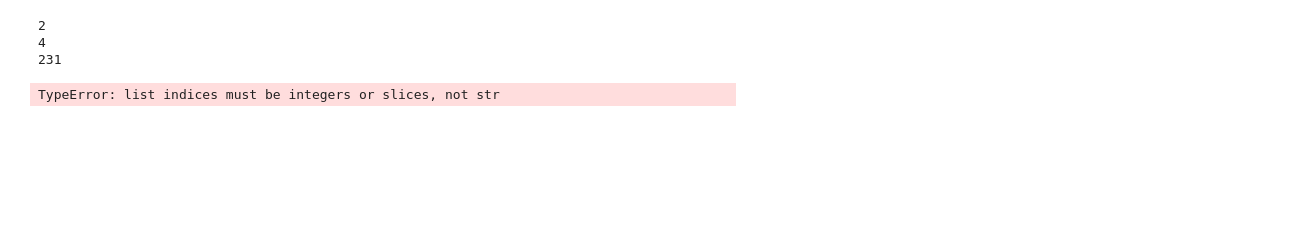
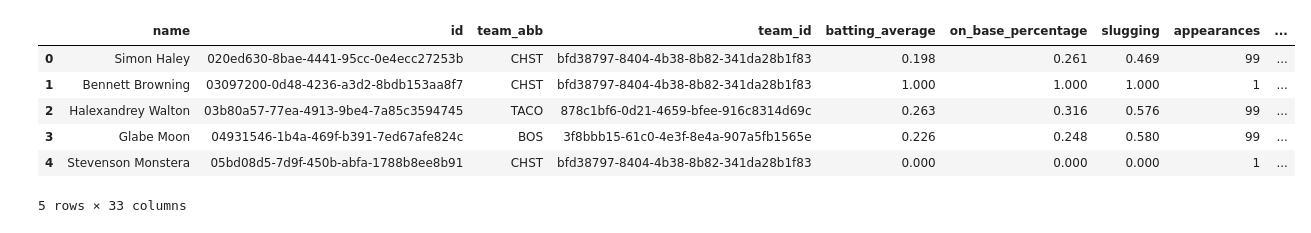
Before and after one commit to RedYellow/blaseball-eval, a Jupyter notebook: blaseball_eval.ipynb, the cells around one changed output. Cells and saved outputs as stored; diff of their text form; code cells hidden in the pictures; blank space fills up the shorter version.

```diff
--- a/blaseball_eval.ipynb
+++ b/blaseball_eval.ipynb
@@ -27,13 +7,5 @@ p_stats = r.get_stats()
 # %%
 with open("player_stats.json", "w") as f:
     json.dump(p_stats, f)
-# %%
-print(len(stats))
-print(len(stats[0]))
-print(len(stats[0]["splits"]))
-# %% [output]
-2
-4
-231
 # %%
 import pandas as pd
@@ -40,4 +14,12 @@ import pandas as pd
 # %%
-hitting_df = pd.DataFrame(i["stat"]+i["player"]["id"]+i["player"]["fullName"]+i["team"]["team_id"]+i["team"]["team_abbreviation"] for i in [stats[0]["splits"]])
+hitting_df = pd.DataFrame([[i["player"]["fullName"]]+[i["player"]["id"]]+[i["team"]["team_abbreviation"]]+[i["team"]["team_id"]]+list(i["stat"].values()) for i in p_stats[0]["splits"]],
+                         columns = ["name","id", "team_abb", "team_id"]+list(p_stats[0]["splits"][0]["stat"].keys()))
+hitting_df.head()
 # %% [output]
+|  | name | id | team_abb | team_id | batting_average | on_base_percentage | slugging | appearances | ... |
+| 0 | Simon Haley | 020ed630-8bae-4441-95cc-0e4ecc27253b | CHST | bfd38797-8404-4b38-8b82-341da28b1f83 | 0.198 | 0.261 | 0.469 | 99 | ... |
+| 1 | Bennett Browning | 03097200-0d48-4236-a3d2-8bdb153aa8f7 | CHST | bfd38797-8404-4b38-8b82-341da28b1f83 | 1.000 | 1.000 | 1.000 | 1 | ... |
+| 2 | Halexandrey Walton | 03b80a57-77ea-4913-9be4-7a85c3594745 | TACO | 878c1bf6-0d21-4659-bfee-916c8314d69c | 0.263 | 0.316 | 0.576 | 99 | ... |
+| 3 | Glabe Moon | 04931546-1b4a-469f-b391-7ed67afe824c | BOS | 3f8bbb15-61c0-4e3f-8e4a-907a5fb1565e | 0.226 | 0.248 | 0.580 | 99 | ... |
+| 4 | Stevenson Monstera | 05bd08d5-7d9f-450b-abfa-1788b8ee8b91 | CHST | bfd38797-8404-4b38-8b82-341da28b1f83 | 0.000 | 0.000 | 0.000 | 1 | ... |
-TypeError: list indices must be integers or slices, not str
+5 rows × 33 columns
```
Also changed, not shown: parts of 12 cells of this notebook, 4 other files.
